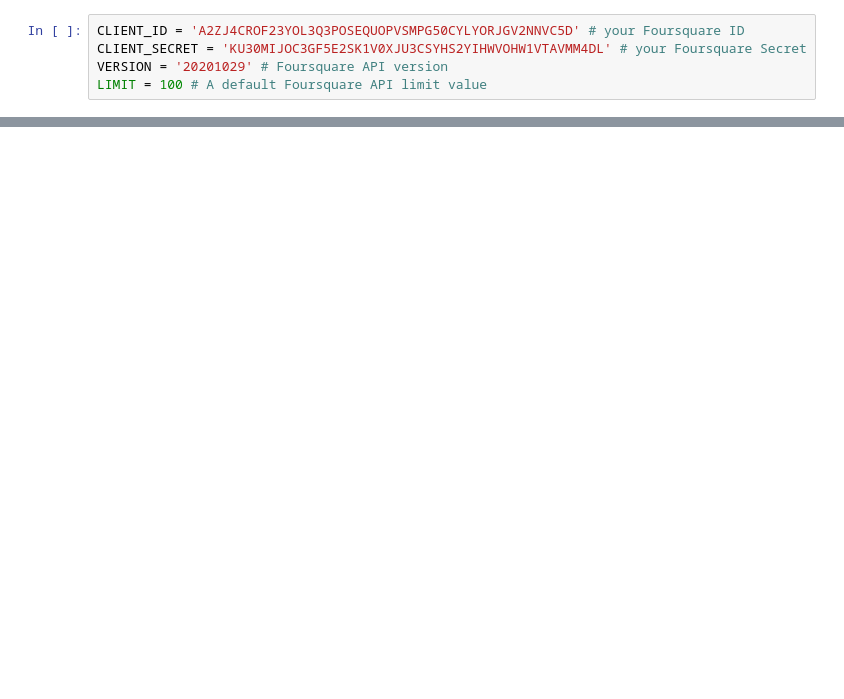
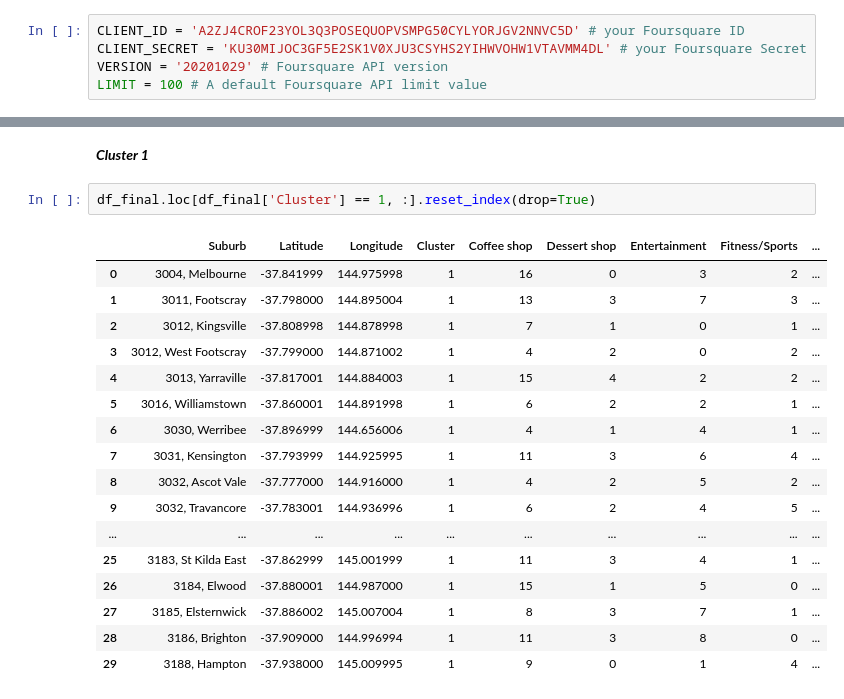
Before and after one commit to quanmtran/Coursera-Capstone-Project, a Jupyter notebook: Coursera_Capstone_Project_Notebook.ipynb, the cells around one changed output, grey strips where cells are left out. Drawn from its saved outputs; the diff is of its cells as text; blank space fills up the shorter version.

```diff
--- a/Coursera_Capstone_Project_Notebook.ipynb
+++ b/Coursera_Capstone_Project_Notebook.ipynb
@@ -359,0 +454,22 @@ array([1, 1, 1, 1, 1, 1, 1, 1, 1, 0, 1, 1, 1, 1, 1, 1, 2, 1, 1, 1, 1, 1,
+# %% [markdown]
+***Cluster 1***
+# %%
+df_final.loc[df_final['Cluster'] == 1, :].reset_index(drop=True)
+# %% [output]
+|  | Suburb | Latitude | Longitude | Cluster | Coffee shop | Dessert shop | Entertainment | Fitness/Sports | ... |
+| 0 | 3004, Melbourne | -37.841999 | 144.975998 | 1 | 16 | 0 | 3 | 2 | ... |
+| 1 | 3011, Footscray | -37.798000 | 144.895004 | 1 | 13 | 3 | 7 | 3 | ... |
+| 2 | 3012, Kingsville | -37.808998 | 144.878998 | 1 | 7 | 1 | 0 | 1 | ... |
+| 3 | 3012, West Footscray | -37.799000 | 144.871002 | 1 | 4 | 2 | 0 | 2 | ... |
+| 4 | 3013, Yarraville | -37.817001 | 144.884003 | 1 | 15 | 4 | 2 | 2 | ... |
+| 5 | 3016, Williamstown | -37.860001 | 144.891998 | 1 | 6 | 2 | 2 | 1 | ... |
+| 6 | 3030, Werribee | -37.896999 | 144.656006 | 1 | 4 | 1 | 4 | 1 | ... |
+| 7 | 3031, Kensington | -37.793999 | 144.925995 | 1 | 11 | 3 | 6 | 4 | ... |
+| 8 | 3032, Ascot Vale | -37.777000 | 144.916000 | 1 | 4 | 2 | 5 | 2 | ... |
+| 9 | 3032, Travancore | -37.783001 | 144.936996 | 1 | 6 | 2 | 4 | 5 | ... |
+| ... | ... | ... | ... | ... | ... | ... | ... | ... | ... |
+| 25 | 3183, St Kilda East | -37.862999 | 145.001999 | 1 | 11 | 3 | 4 | 1 | ... |
+| 26 | 3184, Elwood | -37.880001 | 144.987000 | 1 | 15 | 1 | 5 | 0 | ... |
+| 27 | 3185, Elsternwick | -37.886002 | 145.007004 | 1 | 8 | 3 | 7 | 1 | ... |
+| 28 | 3186, Brighton | -37.909000 | 144.996994 | 1 | 11 | 3 | 8 | 0 | ... |
+| 29 | 3188, Hampton | -37.938000 | 145.009995 | 1 | 9 | 0 | 1 | 4 | ... |
```
Also changed, not shown: parts of 95 cells of this notebook.
